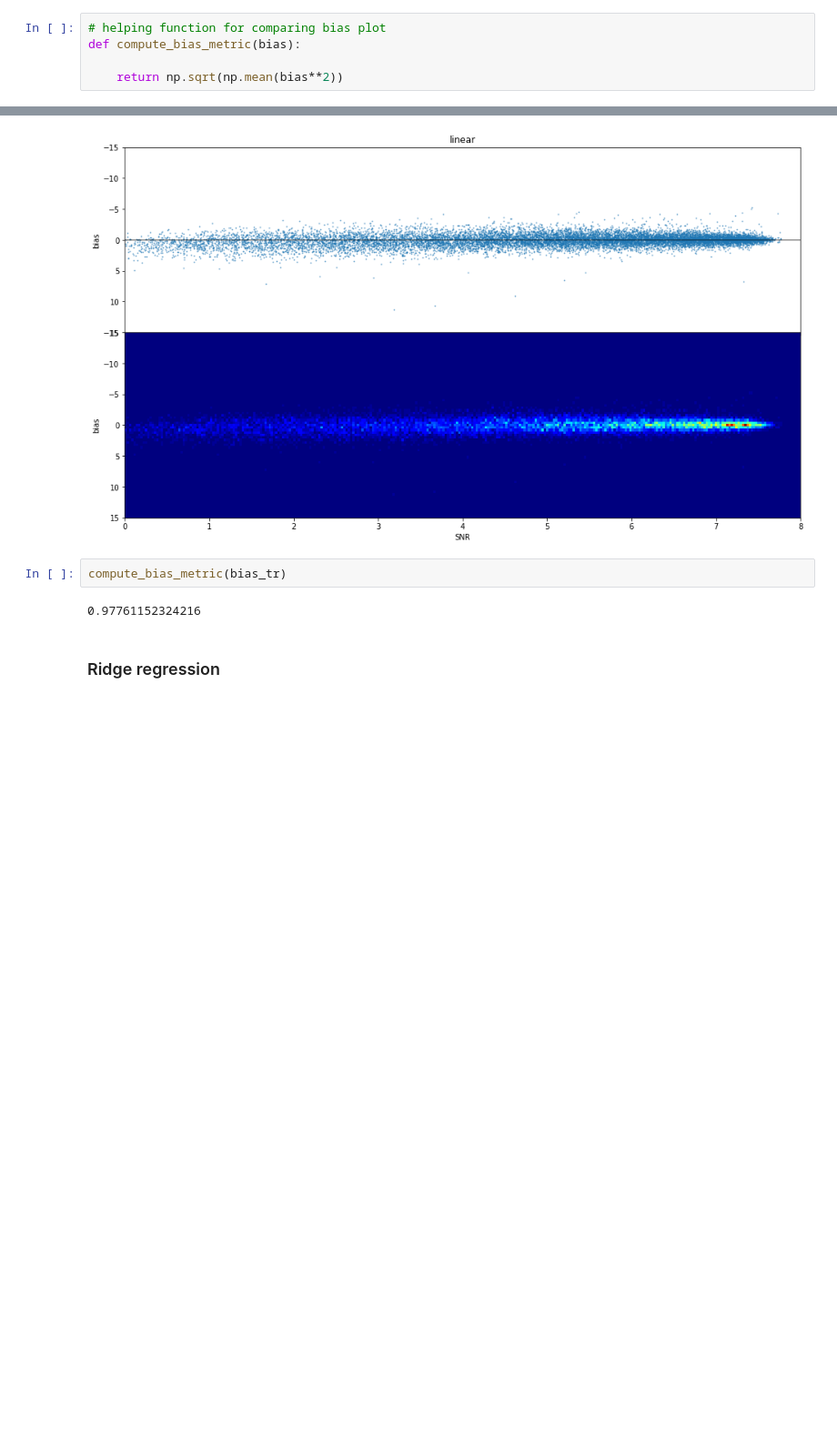
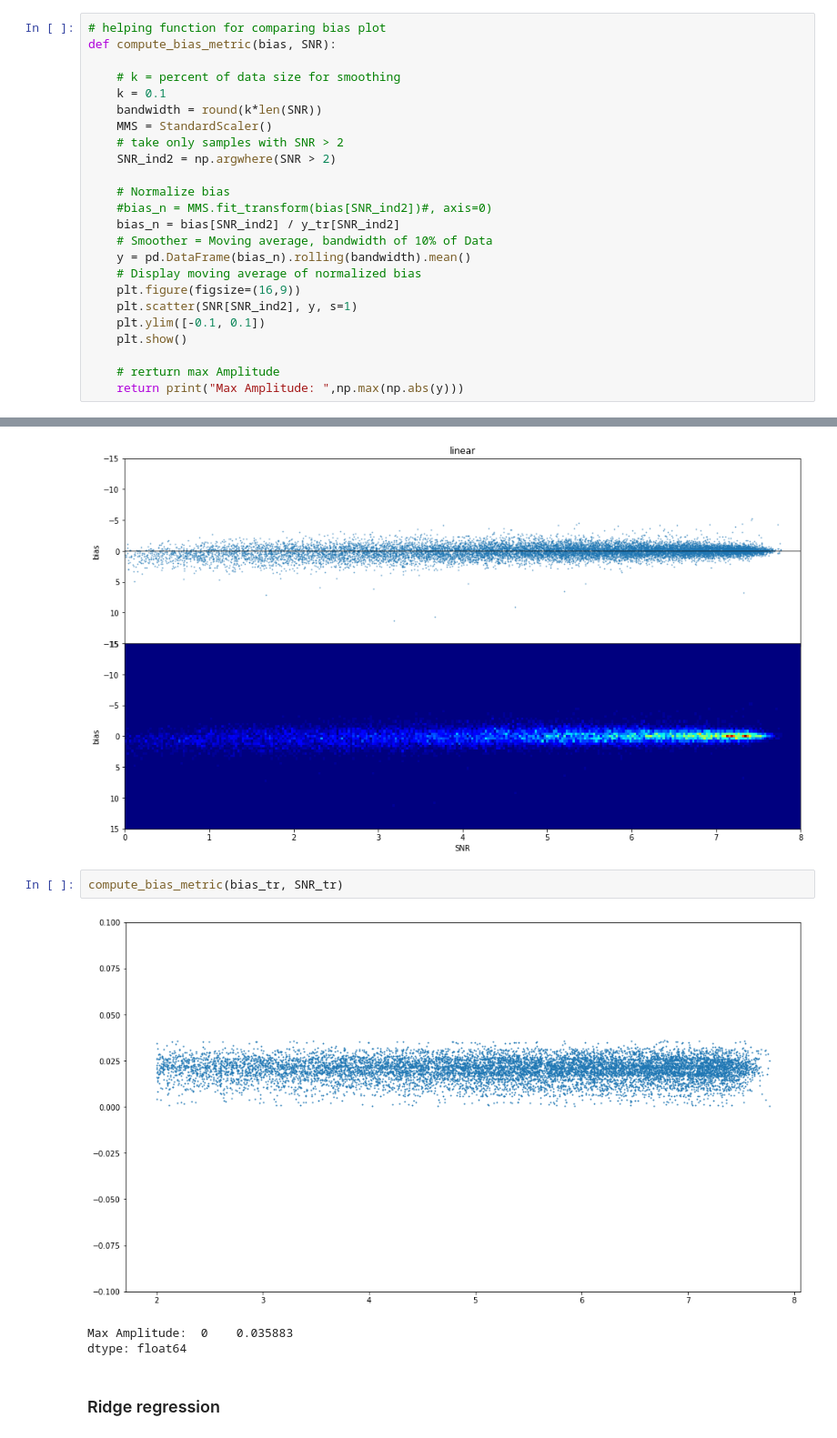
Before and after one commit to zweili/ml_project_2, a Jupyter notebook: Lucas_notebook.ipynb, the cells around one changed output, grey strips where cells are left out. Shown at 91% size. Saved outputs shown, nothing was run; the diff lists cells and outputs as text; blank space fills up the shorter version.

Commit message:
metric bias

```diff
--- a/Lucas_notebook.ipynb
+++ b/Lucas_notebook.ipynb
@@ -91,11 +93,30 @@ y_tr = set_train["OCf:Value"]
 y_te = set_test["OCf:Value"]
 x_tr = set_train.drop(["OCf:Value","OCf:Unc","usage"], axis=1)
 x_te = set_test.drop(["OCf:Value","OCf:Unc","usage"], axis=1)
-# %%
-# helping function for comparing bias plot
-def compute_bias_metric(bias):
-
-    return np.sqrt(np.mean(bias**2))
+# %%
+# helping function for comparing bias plot
+def compute_bias_metric(bias, SNR):
+
+    # k = percent of data size for smoothing
+    k = 0.1
+    bandwidth = round(k*len(SNR))
+    MMS = StandardScaler()
+    # take only samples with SNR > 2
+    SNR_ind2 = np.argwhere(SNR > 2)
+
+    # Normalize bias
+    #bias_n = MMS.fit_transform(bias[SNR_ind2])#, axis=0)
+    bias_n = bias[SNR_ind2] / y_tr[SNR_ind2]
+    # Smoother = Moving average, bandwidth of 10% of Data
+    y = pd.DataFrame(bias_n).rolling(bandwidth).mean()
+    # Display moving average of normalized bias
+    plt.figure(figsize=(16,9))
+    plt.scatter(SNR[SNR_ind2], y, s=1)
+    plt.ylim([-0.1, 0.1])
+    plt.show()
+
+    # rerturn max Amplitude
+    return print("Max Amplitude: ",np.max(np.abs(y)))
 # %% [markdown]
 ### LinearRegression
 # %%
@@ -148,9 +170,11 @@ f.subplots_adjust(hspace=0)
 # %% [output]
 [figure]
 # %%
-compute_bias_metric(bias_tr)
+compute_bias_metric(bias_tr, SNR_tr)
 # %% [output]
+[figure, added]
-0.97761152324216
+Max Amplitude:  0    0.035883
+dtype: float64
 # %% [markdown]
 ### Ridge regression
 # %%
```
Also changed, not shown: parts of 14 cells of this notebook.
